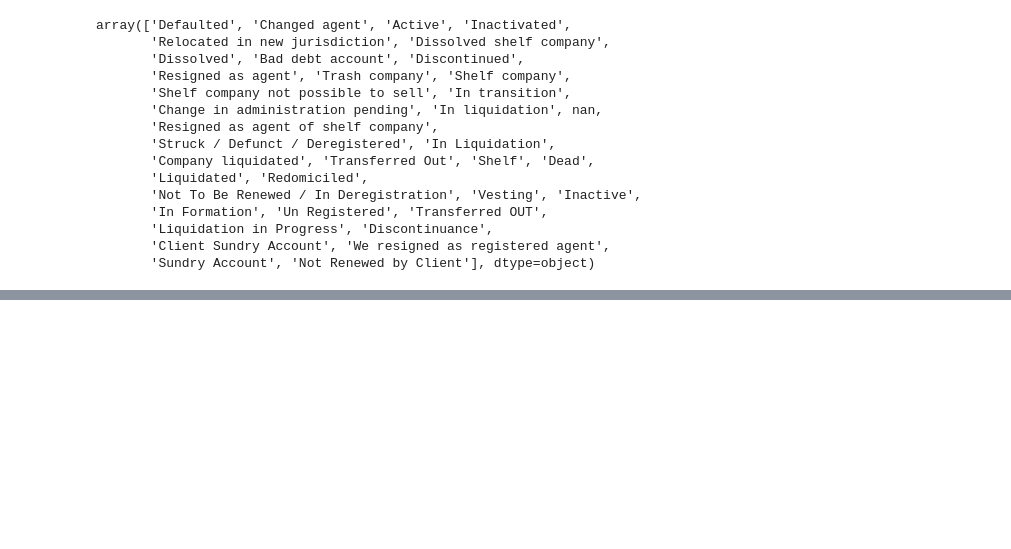
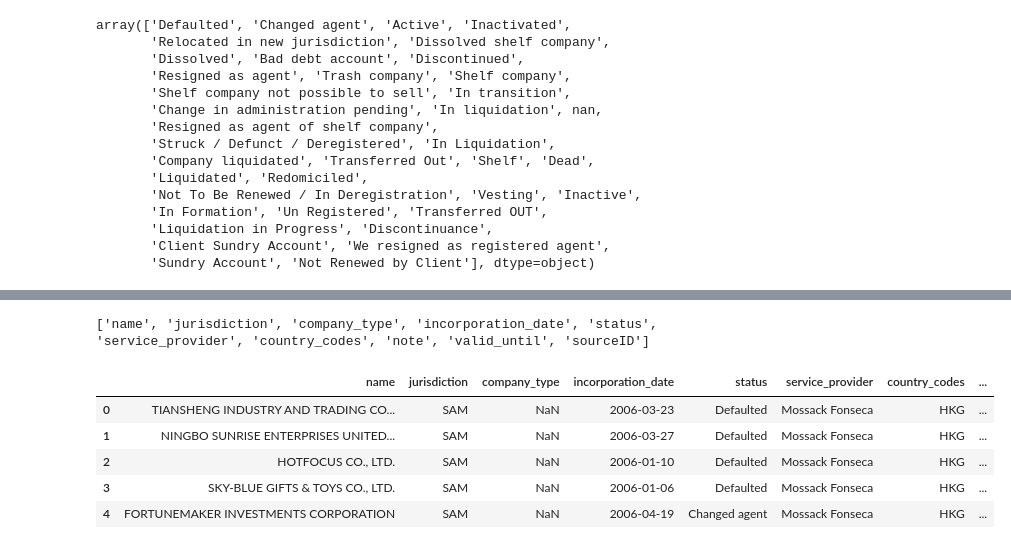
Before and after one commit to DaveDCGIS/panama-papers, a Jupyter notebook: PanamaPapersAnalysis.ipynb, the cells around one changed output, grey strips where cells are left out. Saved outputs shown, nothing was run; the diff lists cells and outputs as text; code cells hidden in the pictures; blank space fills up the shorter version.

```diff
--- a/PanamaPapersAnalysis.ipynb
+++ b/PanamaPapersAnalysis.ipynb
@@ -129,0 +161,23 @@ array(['Defaulted', 'Changed agent', 'Active', 'Inactivated',
+# %%
+features = ['name', 'jurisdiction', 'company_type','incorporation_date', 'status', 'service_provider', 'country_codes',
+       'note', 'valid_until', 'sourceID']
+print(features)
+# %% [output]
+['name', 'jurisdiction', 'company_type', 'incorporation_date', 'status', 'service_provider', 'country_codes', 'note', 'valid_until', 'sourceID']
+# %%
+entities = entities[features]
+
+entities['incorporation_date'] = pd.to_datetime(entities['incorporation_date'])
+entities['incorporation_month'] = entities['incorporation_date'].dt.month
+entities['incorporation_dayofweek'] = entities['incorporation_date'].dt.dayofweek
+
+#remove instances where name or incorporation date is not available.
+entities.dropna(axis=0, subset=['name', 'incorporation_date'], inplace=True)
+entities.head()
+# %% [output]
+|  | name | jurisdiction | company_type | incorporation_date | status | service_provider | country_codes | ... |
+| 0 | TIANSHENG INDUSTRY AND TRADING CO... | SAM | NaN | 2006-03-23 | Defaulted | Mossack Fonseca | HKG | ... |
+| 1 | NINGBO SUNRISE ENTERPRISES UNITED... | SAM | NaN | 2006-03-27 | Defaulted | Mossack Fonseca | HKG | ... |
+| 2 | HOTFOCUS CO., LTD. | SAM | NaN | 2006-01-10 | Defaulted | Mossack Fonseca | HKG | ... |
+| 3 | SKY-BLUE GIFTS & TOYS CO., LTD. | SAM | NaN | 2006-01-06 | Defaulted | Mossack Fonseca | HKG | ... |
+| 4 | FORTUNEMAKER INVESTMENTS CORPORATION | SAM | NaN | 2006-04-19 | Changed agent | Mossack Fonseca | HKG | ... |
```
Also changed, not shown: parts of 4 cells of this notebook.
